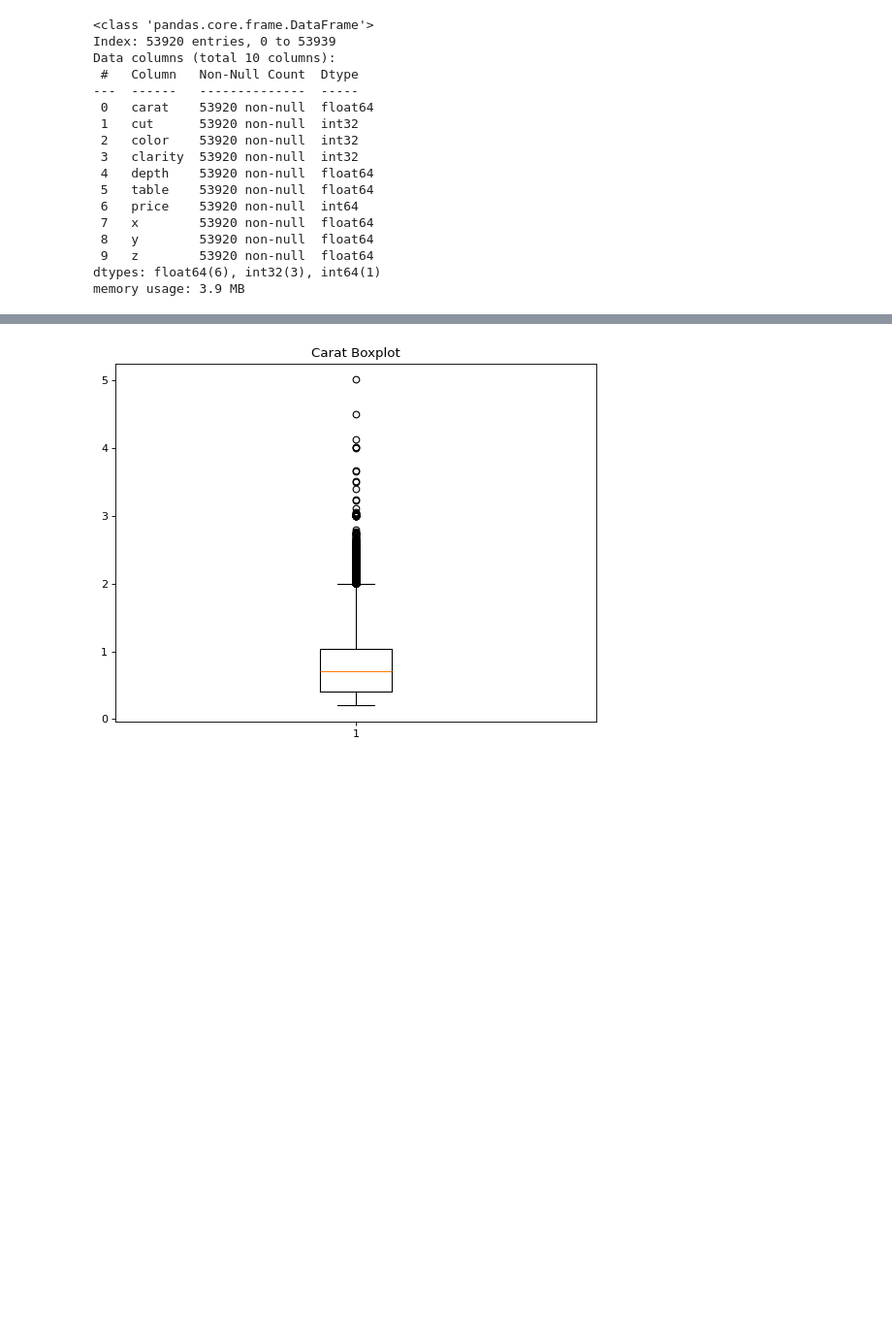
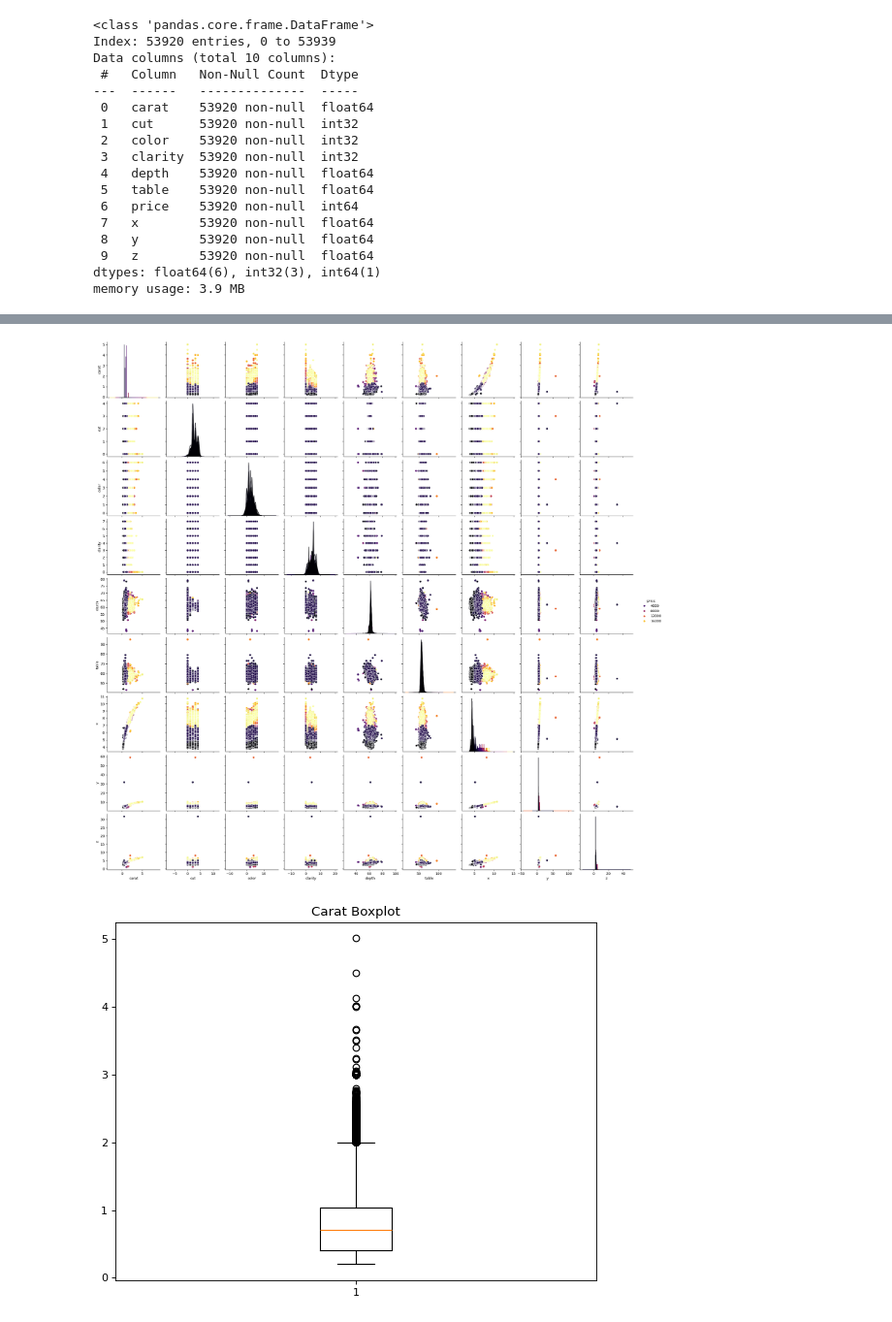
Before and after one commit to y-xing01/DAV_CA1, a Jupyter notebook: diamonds.ipynb, the cells around one changed output, grey strips where cells are left out. Shown at 97% size. Cells and saved outputs as stored; diff of their text form; code cells hidden in the pictures; blank space fills up the shorter version.

```diff
--- a/diamonds.ipynb
+++ b/diamonds.ipynb
@@ -213,3 +220,8 @@ Correlation between z and price is:  PearsonRResult(statistic=0.8682064012988958
+# %%
+# Pairplot of the data
+ax = sns.pairplot(data, hue='price', palette='inferno')
+# %% [output]
+[figure, added]
 # %%
 # Scatter plot between carat and price
 figure(num=None, figsize=(8, 6), dpi=80, facecolor='w', edgecolor='k')
```
Also changed, not shown: parts of 5 cells of this notebook.
